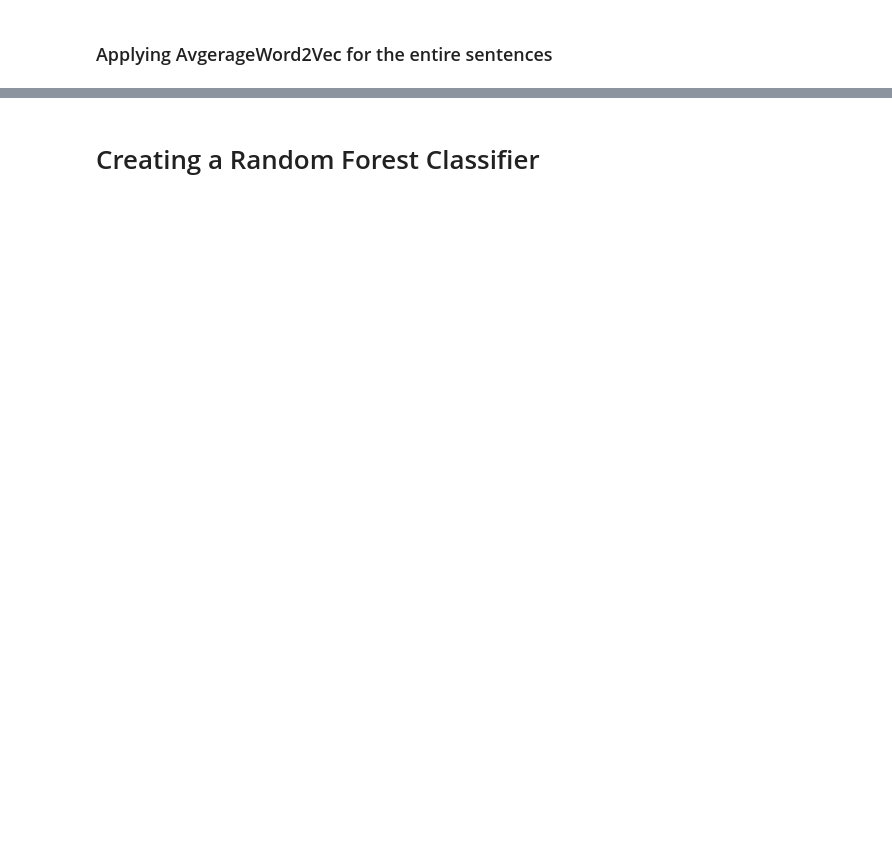
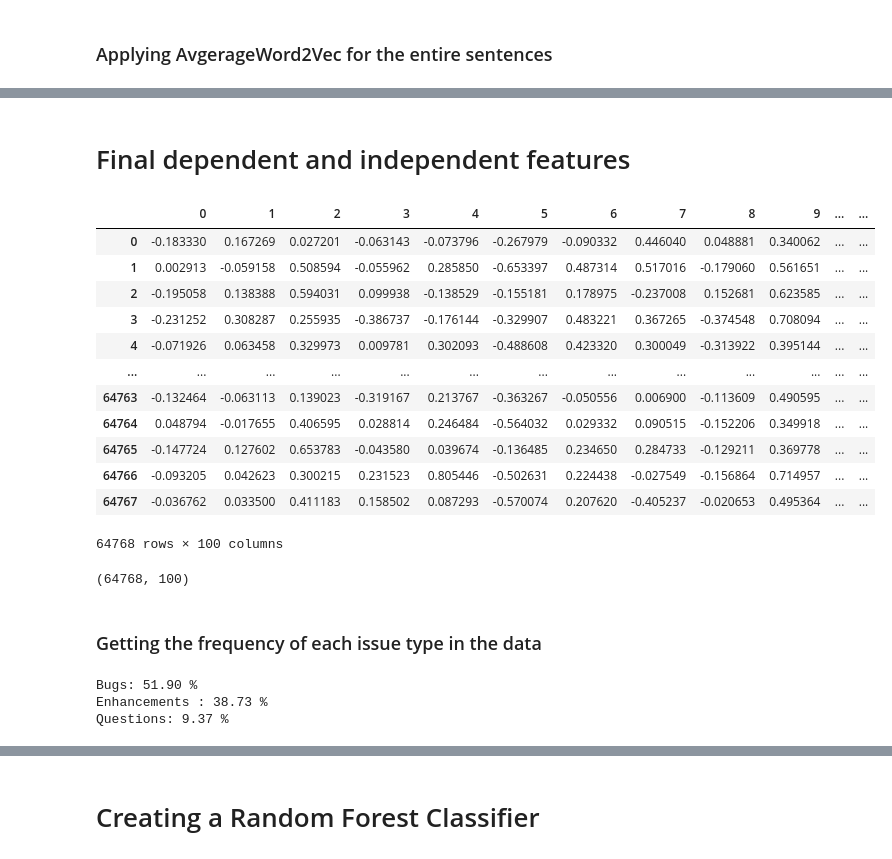
Before and after one commit to 695roshan/Issue-Classification, a Jupyter notebook: principles_of_ai.ipynb, the cells around one changed output, grey strips where cells are left out. Drawn from its saved outputs; the diff is of its cells as text; code cells hidden in the pictures; blank space fills up the shorter version.

```diff
--- a/principles_of_ai.ipynb
+++ b/principles_of_ai.ipynb
@@ -250,0 +443,2 @@ y=y.iloc[:,1].values
+# %% [markdown]
+# Final dependent and independent features
@@ -250,0 +460,37 @@ y=y.iloc[:,1].values
+# %%
+#load the features dataframe
+df=pd.read_csv('/content/features.csv')
+# %%
+df
+# %% [output]
+|  | 0 | 1 | 2 | 3 | 4 | 5 | 6 | 7 | 8 | 9 | ... | ... |
+| 0 | -0.183330 | 0.167269 | 0.027201 | -0.063143 | -0.073796 | -0.267979 | -0.090332 | 0.446040 | 0.048881 | 0.340062 | ... | ... |
+| 1 | 0.002913 | -0.059158 | 0.508594 | -0.055962 | 0.285850 | -0.653397 | 0.487314 | 0.517016 | -0.179060 | 0.561651 | ... | ... |
+| 2 | -0.195058 | 0.138388 | 0.594031 | 0.099938 | -0.138529 | -0.155181 | 0.178975 | -0.237008 | 0.152681 | 0.623585 | ... | ... |
+| 3 | -0.231252 | 0.308287 | 0.255935 | -0.386737 | -0.176144 | -0.329907 | 0.483221 | 0.367265 | -0.374548 | 0.708094 | ... | ... |
+| 4 | -0.071926 | 0.063458 | 0.329973 | 0.009781 | 0.302093 | -0.488608 | 0.423320 | 0.300049 | -0.313922 | 0.395144 | ... | ... |
+| ... | ... | ... | ... | ... | ... | ... | ... | ... | ... | ... | ... | ... |
+| 64763 | -0.132464 | -0.063113 | 0.139023 | -0.319167 | 0.213767 | -0.363267 | -0.050556 | 0.006900 | -0.113609 | 0.490595 | ... | ... |
+| 64764 | 0.048794 | -0.017655 | 0.406595 | 0.028814 | 0.246484 | -0.564032 | 0.029332 | 0.090515 | -0.152206 | 0.349918 | ... | ... |
+| 64765 | -0.147724 | 0.127602 | 0.653783 | -0.043580 | 0.039674 | -0.136485 | 0.234650 | 0.284733 | -0.129211 | 0.369778 | ... | ... |
+| 64766 | -0.093205 | 0.042623 | 0.300215 | 0.231523 | 0.805446 | -0.502631 | 0.224438 | -0.027549 | -0.156864 | 0.714957 | ... | ... |
+| 64767 | -0.036762 | 0.033500 | 0.411183 | 0.158502 | 0.087293 | -0.570074 | 0.207620 | -0.405237 | -0.020653 | 0.495364 | ... | ... |
+64768 rows × 100 columns
+# %%
+df.shape
+# %% [output]
+(64768, 100)
+# %% [markdown]
+### Getting the frequency of each issue type in the data
+# %%
+freq={}
+for issue_label in labels:
+  freq[issue_label]=freq.get(issue_label,0)+1
+
+print(f"Bugs: {freq['bug']/len(labels)*100 :.2f} %")
+print(f"Enhancements : {freq['enhancement']/len(labels)*100 :.2f} %")
+print(f"Questions: {freq['question']/len(labels)*100 :.2f} %")
+# %% [output]
+Bugs: 51.90 %
+Enhancements : 38.73 %
+Questions: 9.37 %
```
Also changed, not shown: parts of 79 cells of this notebook, 5 other files.
